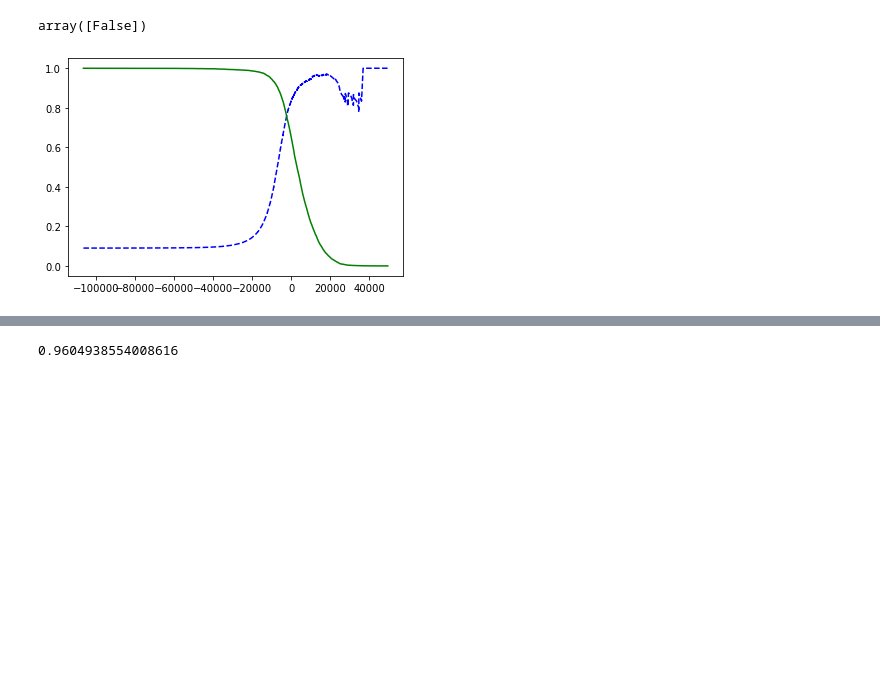
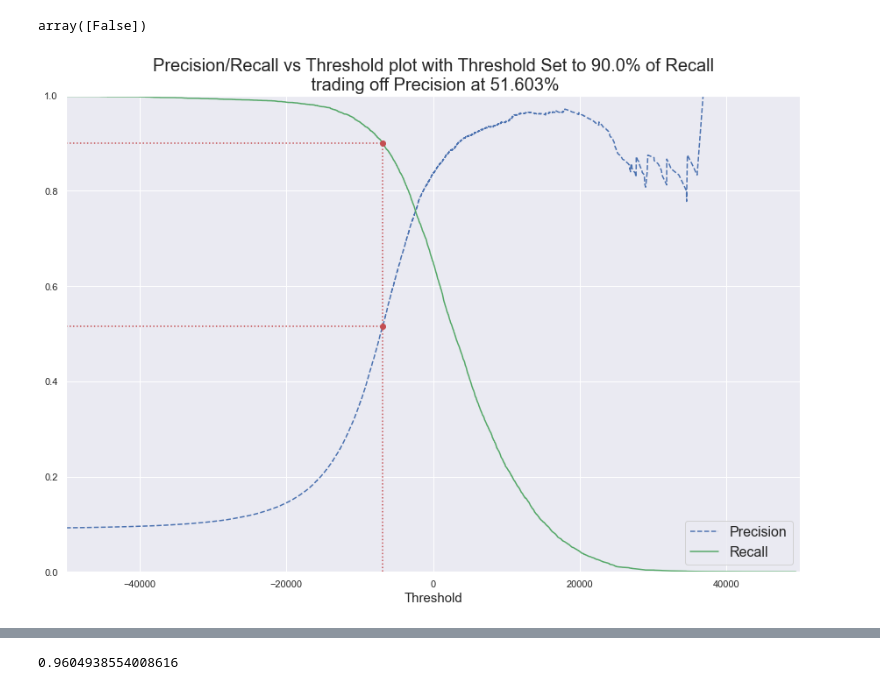
Before and after one commit to adhadse/ColabRepo, a Jupyter notebook: homl/Ch 3 Classification.ipynb, the cells around one changed output, grey strips where cells are left out. Saved outputs shown, nothing was run; the diff lists cells and outputs as text; code cells hidden in the pictures; blank space fills up the shorter version.

Commit message:
Updated graphs in Ch3

```diff
--- a/homl/Ch 3 Classification.ipynb
+++ b/homl/Ch 3 Classification.ipynb
@@ -163,11 +162,45 @@ from sklearn.metrics import precision_recall_curve
 precisions, recalls, thresholds = precision_recall_curve(y_train_5, y_scores)
-# %%
-def plot_precision_recall_vs_threshold(precisions, recalls, thresholds):
-    plt.plot(thresholds, precisions[:-1], 'b--', label='Precision')
-    plt.plot(thresholds, recalls[:-1], 'g-', label='Recall')
-    #[...] highlight the threshold and add the legend, axis label, and grid
-
-plot_precision_recall_vs_threshold(precisions, recalls, thresholds)
-plt.show()
-# %% [output]
-[figure, removed]
+# %%
+def plot_precision_recall_vs_threshold(precisions, recalls, thresholds, metric_name=None, metric_perc=None):
+    plt.figure(figsize=(15, 10))
+    plt.plot(thresholds, precisions[:-1], 'b--', label='Precision')
+    plt.plot(thresholds, recalls[:-1], 'g-', label='Recall')
+    plt.xlabel('Threshold', fontsize=15)
+    plt.axis([-50000, 50000, 0, 1])
+    plt.legend(loc='best', fontsize=16)
+
+    if metric_name=='precision':
+        metric = precisions
+        tradedoff_metric = recalls
+        tradedoff_metric_name = 'Recall'
+        # tradedoff metric & threshold at percentage metric we want.
+        tradedoff_atperc_metric = tradedoff_metric[np.argmax(metric >= metric_perc)]
+        threshold_atperc_metric = thresholds[np.argmax(metric >= metric_perc)]
+    elif metric_name == 'recall':
+        metric = recalls
+        tradedoff_metric = precisions
+        tradedoff_metric_name = 'Precision'
+        # tradedoff metric & threshold at percentage metric we want.
+        tradedoff_atperc_metric = tradedoff_metric[np.argmax(metric <= metric_perc)]
+        threshold_atperc_metric = thresholds[np.argmax(metric <= metric_perc)]
+    else:
+        return
+    # Draw the threholds, red dotted vertical line
+    plt.plot([threshold_atperc_metric, threshold_atperc_metric], [0., metric_perc], "r:")
+    # Draw the two horizontal dotted line for precision and recall
+    plt.plot([-50000, threshold_atperc_metric], [metric_perc, metric_perc], "r:")
+    plt.plot([-50000, threshold_atperc_metric], [tradedoff_atperc_metric, tradedoff_atperc_metric ], "r:")
+    # Draw the two dots
+    plt.plot([threshold_atperc_metric], [metric_perc], "ro")
+    plt.plot([threshold_atperc_metric], [tradedoff_atperc_metric], "ro")
+    plt.title("Precision/Recall vs Threshold plot with Threshold Set to {}% of {}\n trading off {} at {:.3f}%".format(
+        metric_perc*100,
+        metric_name.capitalize(),
+        tradedoff_metric_name,
+        tradedoff_atperc_metric*100), fontsize=20)
+    plt.show()
+    return threshold_atperc_metric
+
+threshold = plot_precision_recall_vs_threshold(precisions, recalls, thresholds, 'recall', 0.9)
+# %% [output]
+[figure, added]
```
Also changed, not shown: parts of 13 cells of this notebook, 2 other files.
